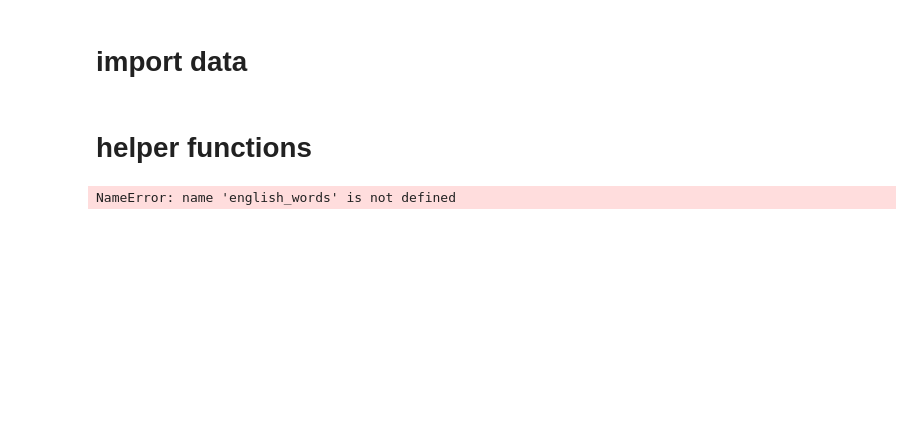
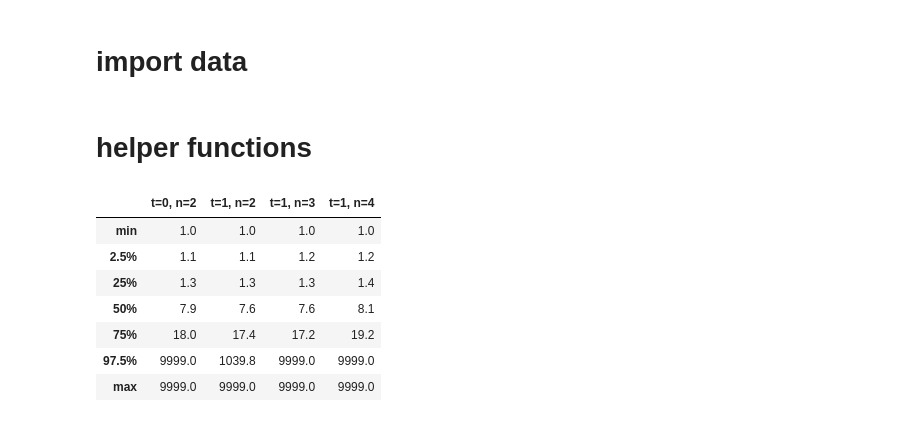
Before and after one commit to KevinCarr42/AI-Translation, a Jupyter notebook: fr_eng_cleaning_chunking.ipynb, the cells around one changed output. Saved outputs shown, nothing was run; the diff lists cells and outputs as text; code cells hidden in the pictures; blank space fills up the shorter version.

```diff
--- a/fr_eng_cleaning_chunking.ipynb
+++ b/fr_eng_cleaning_chunking.ipynb
@@ -160,6 +173,32 @@ def process_all_rows(fr_eng_correlation_df, parsed_docs_folder):
 
     return pd.DataFrame(matched_data)
 # %%
-matched_df = process_all_rows(fr_eng_correlation_df, parsed_docs_folder)
+matched_df_0_2 = process_all_rows(fr_eng_correlation_df, parsed_docs_folder, clf_0_2)
+matched_df_1_2 = process_all_rows(fr_eng_correlation_df, parsed_docs_folder, clf_1_2)
+matched_df_1_3 = process_all_rows(fr_eng_correlation_df, parsed_docs_folder, clf_1_3)
+matched_df_1_4 = process_all_rows(fr_eng_correlation_df, parsed_docs_folder, clf_1_4)
+
+for df in [matched_df_0_2, matched_df_1_2, matched_df_1_3, matched_df_1_4]:
+    df['len_fr'] = df['text_fr'].str.len()
+    df['len_en'] = df['text_en'].str.len()
+    df['len_diff'] = np.where(
+        df[['len_fr', 'len_en']].min(axis=1) == 0,
+        9999,
+        df[['len_fr', 'len_en']].max(axis=1) / df[['len_fr', 'len_en']].min(axis=1)
+    )
-# %% [output]
-NameError: name 'english_words' is not defined
+# %%
+pd.concat([
+    matched_df_0_2.rename({'len_diff': 't=0, n=2'}, axis=1)['t=0, n=2'].describe(percentiles=[0.975, .75, 0.5, .25, .025]),
+    matched_df_1_2.rename({'len_diff': 't=1, n=2'}, axis=1)['t=1, n=2'].describe(percentiles=[0.975, .75, 0.5, .25, .025]),
+    matched_df_1_3.rename({'len_diff': 't=1, n=3'}, axis=1)['t=1, n=3'].describe(percentiles=[0.975, .75, 0.5, .25, .025]),
+    matched_df_1_4.rename({'len_diff': 't=1, n=4'}, axis=1)['t=1, n=4'].describe(percentiles=[0.975, .75, 0.5, .25, .025]),
+], axis=1).drop(['std', 'count', 'mean'])
+# %% [output]
+|  | t=0, n=2 | t=1, n=2 | t=1, n=3 | t=1, n=4 |
+| min | 1.0 | 1.0 | 1.0 | 1.0 |
+| 2.5% | 1.1 | 1.1 | 1.2 | 1.2 |
+| 25% | 1.3 | 1.3 | 1.3 | 1.4 |
+| 50% | 7.9 | 7.6 | 7.6 | 8.1 |
+| 75% | 18.0 | 17.4 | 17.2 | 19.2 |
+| 97.5% | 9999.0 | 1039.8 | 9999.0 | 9999.0 |
+| max | 9999.0 | 9999.0 | 9999.0 | 9999.0 |
```
Also changed, not shown: parts of 5 cells of this notebook, 1 other file.
